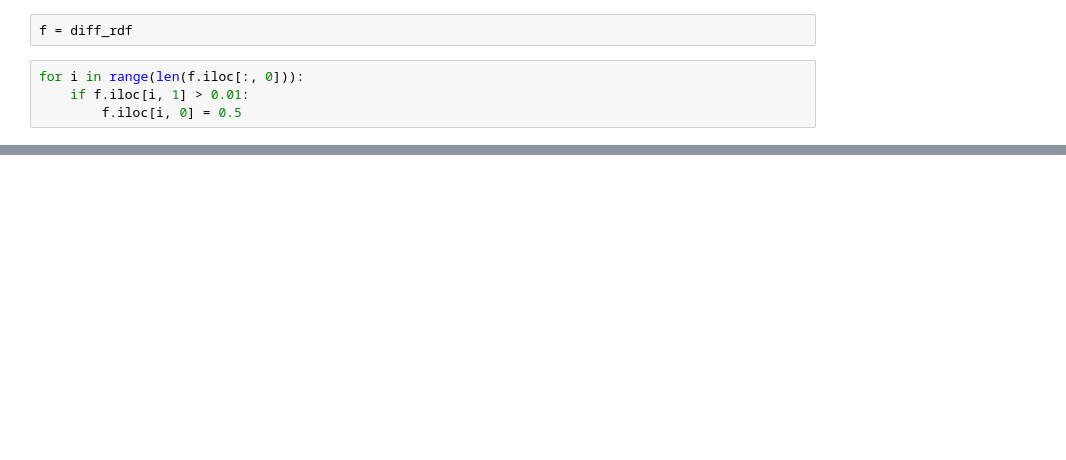
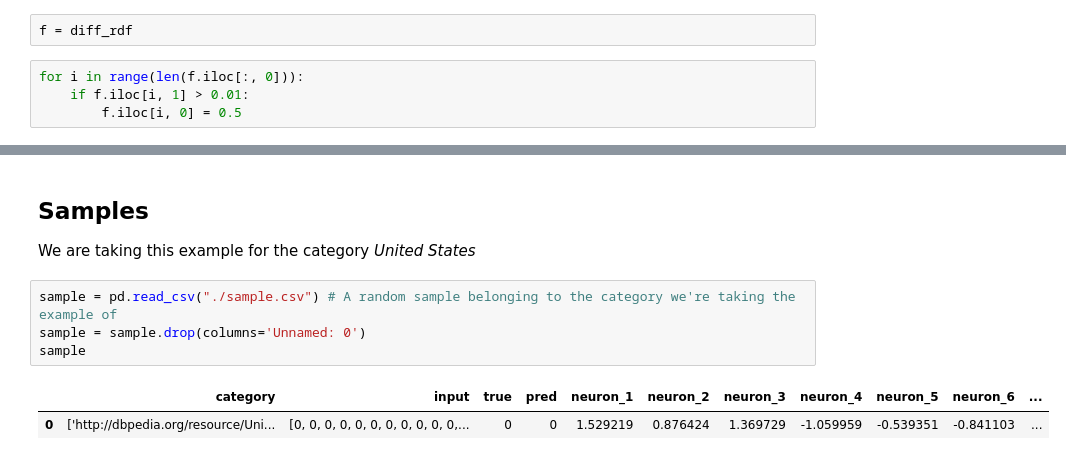
Before and after one commit to MHaurel/nn-concept-interpreter, a Jupyter notebook: visualizer/src/backend/Test.ipynb, the cells around one changed output, grey strips where cells are left out. Saved outputs shown, nothing was run; the diff lists cells and outputs as text; blank space fills up the shorter version.

```diff
--- a/visualizer/src/backend/Test.ipynb
+++ b/visualizer/src/backend/Test.ipynb
@@ -221,0 +214,11 @@ sns.heatmap(
+# %% [markdown]
+## Samples
+
+We are taking this example for the category *United States*
+# %%
+sample = pd.read_csv("./sample.csv") # A random sample belonging to the category we're taking the example of
+sample = sample.drop(columns='Unnamed: 0')
+sample
+# %% [output]
+|  | category | input | true | pred | neuron_1 | neuron_2 | neuron_3 | neuron_4 | neuron_5 | neuron_6 | ... |
+| 0 | ['http://dbpedia.org/resource/Uni... | [0, 0, 0, 0, 0, 0, 0, 0, 0, 0, 0,... | 0 | 0 | 1.529219 | 0.876424 | 1.369729 | -1.059959 | -0.539351 | -0.841103 | ... |
```
Also changed, not shown: parts of 20 cells of this notebook, 13 other files.
